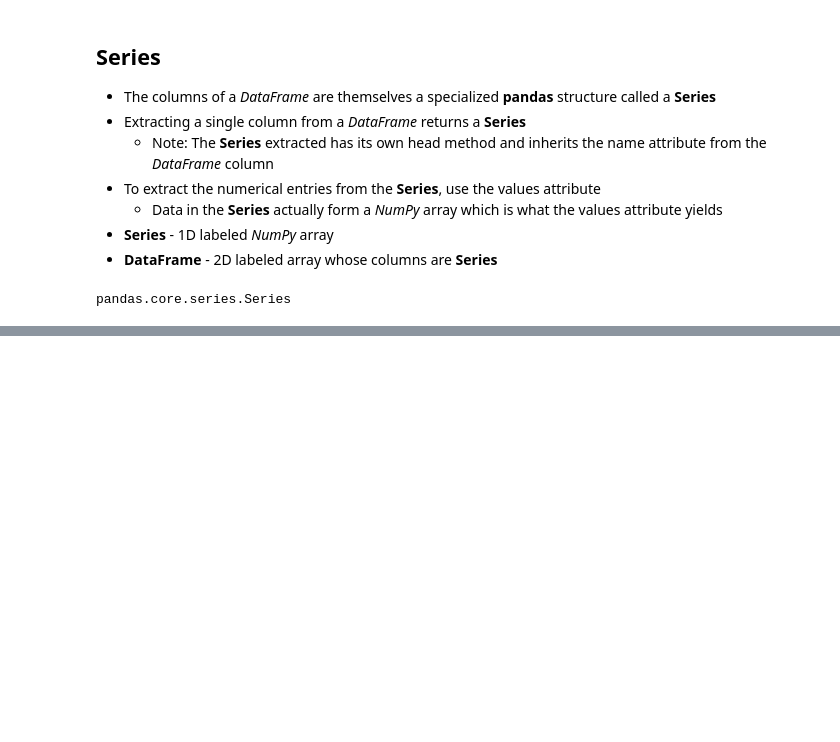
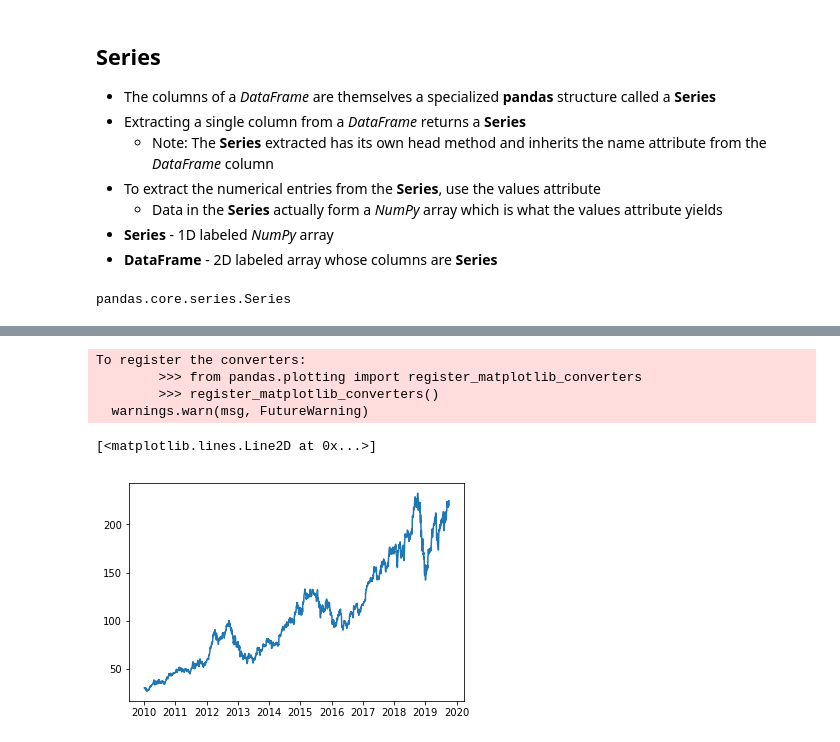
Before and after one commit to Rion5/Python_Data_Science, a Jupyter notebook: pandas/pandas_Foundations/pandas_Common_Commands.ipynb, the cells around one changed output, grey strips where cells are left out. Saved outputs shown, nothing was run; the diff lists cells and outputs as text; code cells hidden in the pictures; blank space fills up the shorter version.

```diff
--- a/pandas/pandas_Foundations/pandas_Common_Commands.ipynb
+++ b/pandas/pandas_Foundations/pandas_Common_Commands.ipynb
@@ -79,0 +104,9 @@ pandas.core.series.Series
+# %%
+plt.plot(close_series)
+# %% [output]
+To register the converters:
+        >>> from pandas.plotting import register_matplotlib_converters
+        >>> register_matplotlib_converters()
+  warnings.warn(msg, FutureWarning)
+[<matplotlib.lines.Line2D at 0x...>]
+[figure, added]
```
Also changed, not shown: parts of 19 cells of this notebook.
